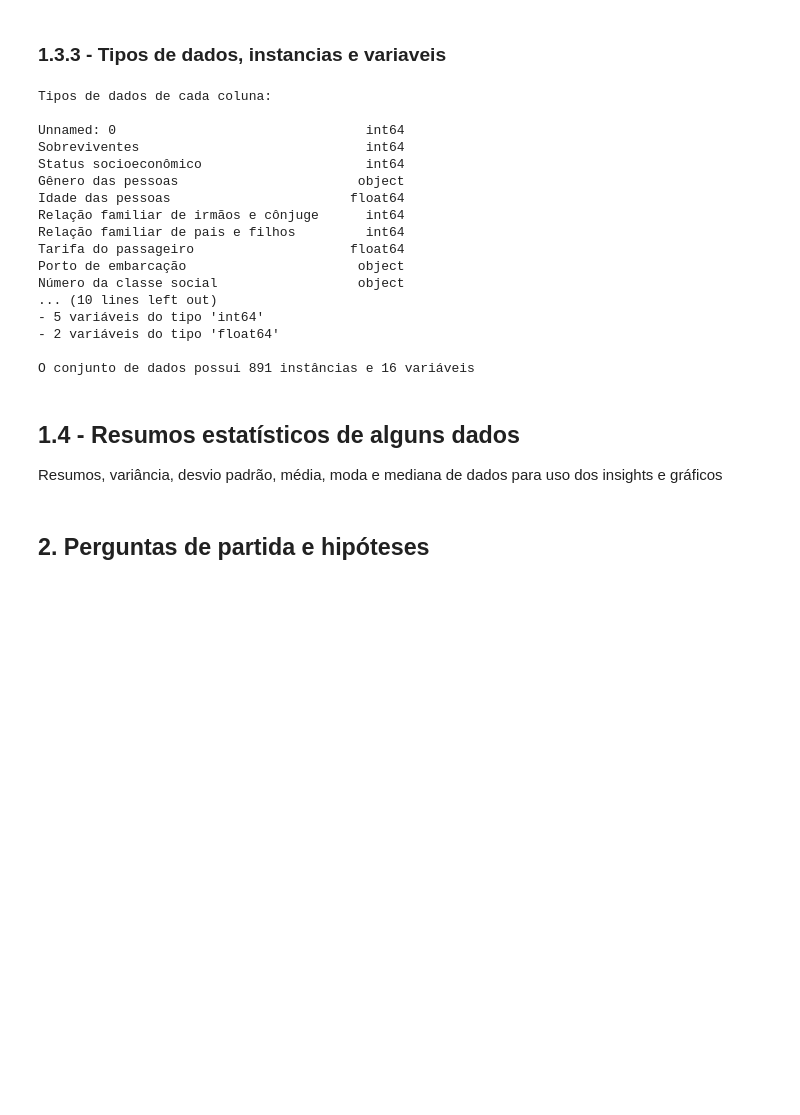
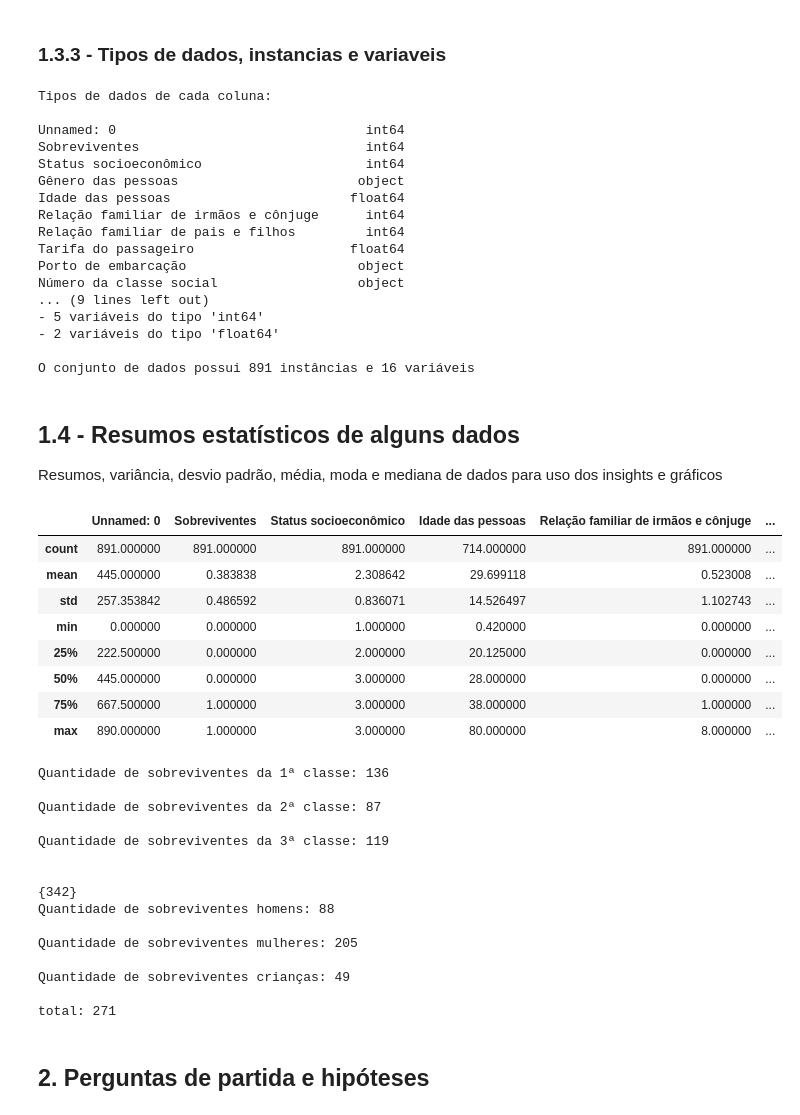
Before and after one commit to DaniellyR/avanti-bootcamp-cdd, a Jupyter notebook: notebooks/01-exploratory_data_analysis.ipynb, the cells around one changed output. Saved outputs shown, nothing was run; the diff lists cells and outputs as text; code cells hidden in the pictures; blank space fills up the shorter version.

```diff
--- a/notebooks/01-exploratory_data_analysis.ipynb
+++ b/notebooks/01-exploratory_data_analysis.ipynb
@@ -226,7 +226,7 @@ tipos = df.dtypes.value_counts()
 print("Tipos de dados de cada coluna:\n")
 print(df.dtypes)
 
-print("\nDescrição dos tipos de dados:")
+print("Quantidade dos tipos de dados:")
 for tipo, count in tipos.items():
     print(f"- {count} variáveis do tipo '{tipo}'")
 
@@ -250,7 +250,7 @@ Relação familiar de pais e filhos         int64
 Tarifa do passageiro                    float64
 Porto de embarcação                      object
 Número da classe social                  object
-... (10 lines left out)
+... (9 lines left out)
 - 5 variáveis do tipo 'int64'
 - 2 variáveis do tipo 'float64'
 
@@ -266,3 +261,62 @@ Resumos, variância, desvio padrão, média, moda e mediana de dados para uso do
+# %%
+#codigo de resumo estatistico dos dados:
+display((df.describe()))
+
+#1ª, 2ª e 3ª classe
+# Filtrar os sobreviventes da 1ª classe
+sobreviventes_1_classe = df.loc[(df['Sobreviventes'] == 1) & (df['Status socioeconômico'] == 1)]
+# Filtrar os sobreviventes da 2ª classe
+sobreviventes_2_classe = df.loc[(df['Sobreviventes'] == 1) & (df['Status socioeconômico'] == 2)]
+# Filtrar os sobreviventes da 3ª classe
+sobreviventes_3_classe = df.loc[(df['Sobreviventes'] == 1) & (df['Status socioeconômico'] == 3)]
+
+# Contagem de sobreviventes por classe
+print(f"Quantidade de sobreviventes da 1ª classe: {sobreviventes_1_classe.shape[0]}\n")
+print(f"Quantidade de sobreviventes da 2ª classe: {sobreviventes_2_classe.shape[0]}\n")
+print(f"Quantidade de sobreviventes da 3ª classe: {sobreviventes_3_classe.shape[0]}\n\n")
+total_sobreviventes_class = sobreviventes_1_classe + sobreviventes_2_classe + sobreviventes_3_classe
+#print(f"Total de sobreviventes por classe: {total_sobreviventes_class}\n")
+
+#homens, mulheres e crianças
+homens = df.loc[(df['Sobreviventes'] == 1) & (df['Homem, Mulher ou Criança'] == 'Homem')]
+mulheres = df.loc[(df['Sobreviventes'] == 1) & (df['Homem, Mulher ou Criança'] == 'Mulher')]
+criancas = df.loc[(df['Sobreviventes'] == 1) & (df['Homem, Mulher ou Criança'] == 'Criança')]
+total_sobreviventes_pessoas = homens.shape[0] + mulheres.shape[0] + criancas.shape[0]
+print({total_sobreviventes_pessoas})
+#contagem
+print(f"Quantidade de sobreviventes homens: {homens.shape[0]}\n")
+print(f"Quantidade de sobreviventes mulheres: {mulheres.shape[0]}\n")
+print(f"Quantidade de sobreviventes crianças: {criancas.shape[0]}\n")
+
+#pessoas sozinhas e acompanhadas (sibsp / parch)
+
+crian = df.loc[(df['Homem, Mulher ou Criança'] == 'Mulher')]
+print(f"total: {crian.shape[0]}")
+# %% [output]
+|  | Unnamed: 0 | Sobreviventes | Status socioeconômico | Idade das pessoas | Relação familiar de irmãos e cônjuge | ... |
+| count | 891.000000 | 891.000000 | 891.000000 | 714.000000 | 891.000000 | ... |
+| mean | 445.000000 | 0.383838 | 2.308642 | 29.699118 | 0.523008 | ... |
+| std | 257.353842 | 0.486592 | 0.836071 | 14.526497 | 1.102743 | ... |
+| min | 0.000000 | 0.000000 | 1.000000 | 0.420000 | 0.000000 | ... |
+| 25% | 222.500000 | 0.000000 | 2.000000 | 20.125000 | 0.000000 | ... |
+| 50% | 445.000000 | 0.000000 | 3.000000 | 28.000000 | 0.000000 | ... |
+| 75% | 667.500000 | 1.000000 | 3.000000 | 38.000000 | 1.000000 | ... |
+| max | 890.000000 | 1.000000 | 3.000000 | 80.000000 | 8.000000 | ... |
+Quantidade de sobreviventes da 1ª classe: 136
+
+Quantidade de sobreviventes da 2ª classe: 87
+
+Quantidade de sobreviventes da 3ª classe: 119
+
+
+{342}
+Quantidade de sobreviventes homens: 88
+
+Quantidade de sobreviventes mulheres: 205
+
+Quantidade de sobreviventes crianças: 49
+
+total: 271
 # %% [markdown]
 ## 2. Perguntas de partida e hipóteses
 # %% [markdown]
```
Also changed, not shown: parts of 12 cells of this notebook.
